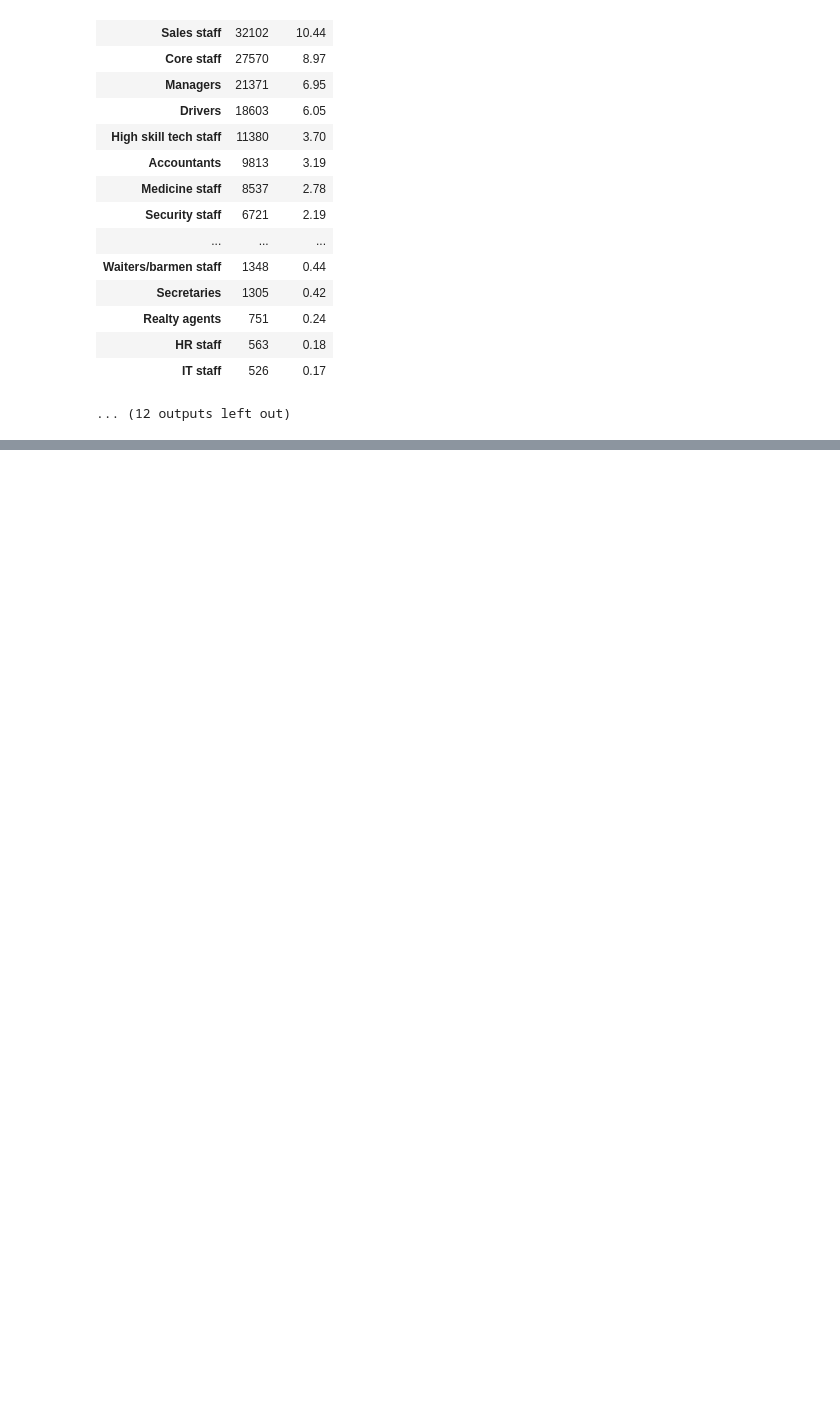
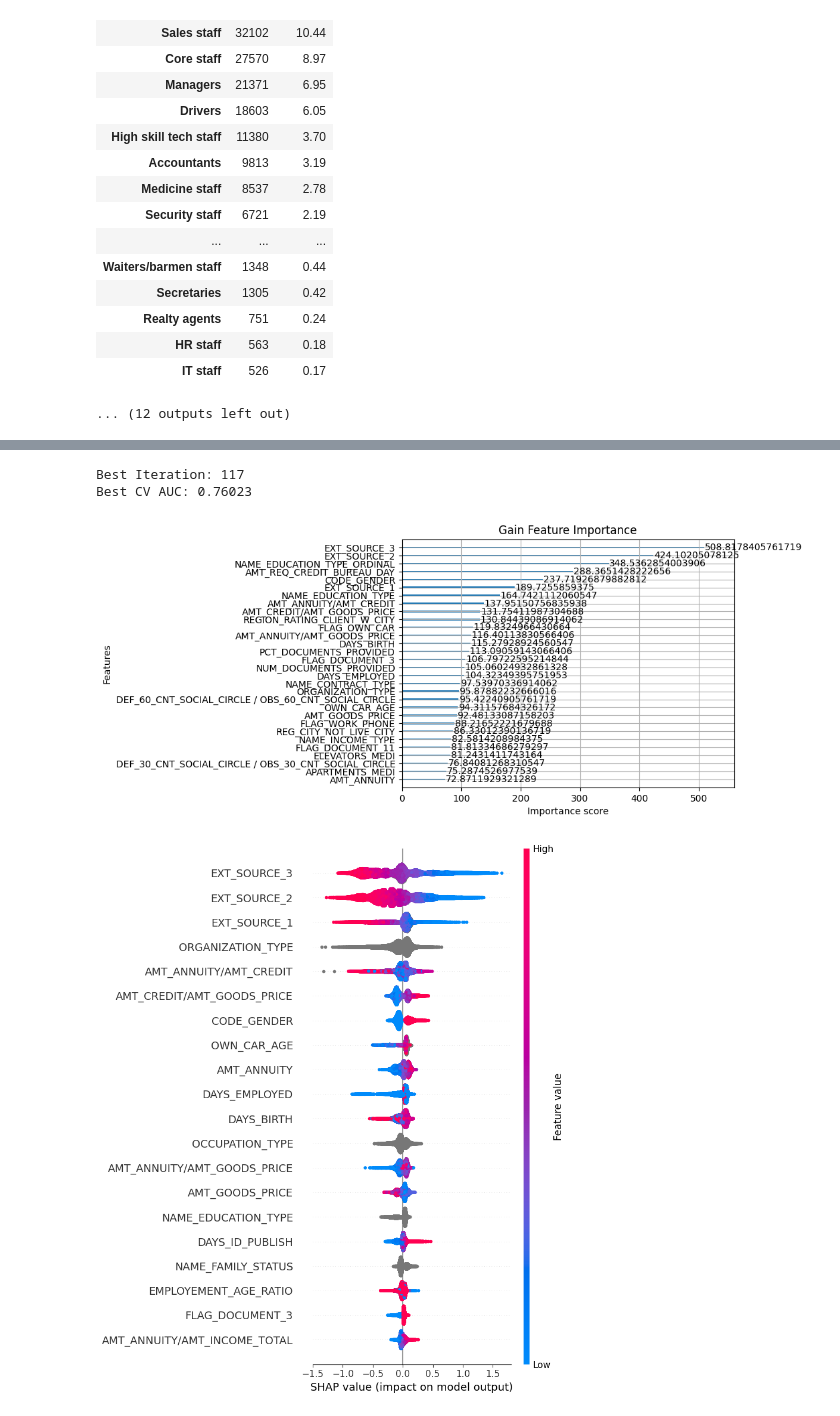
Before and after one commit to skydoldif/home-credit-default-risk, a Jupyter notebook: data_processing.ipynb, the cells around one changed output, grey strips where cells are left out. Saved outputs shown, nothing was run; the diff lists cells and outputs as text; code cells hidden in the pictures; blank space fills up the shorter version.

```diff
--- a/data_processing.ipynb
+++ b/data_processing.ipynb
@@ -220,3 +199,26 @@ Best AUC: 0.7679469060671864
+# %%
+importance, shap_values, model = model_training_and_evaluation(
+    params=params,
+    X_trainval=X_trainval,
+    y_trainval=y_trainval,
+    X_train=X_train,
+    y_train=y_train,
+    X_val=X_val,
+    y_val=y_val,
+    X_test=X_test,
+    submission_name="submission1",
+    seed=random_state,
+    nfold=5,
+    num_boost_round=1000,
+    early_stopping_rounds=10,
+    stratified=True,
+    metrics="auc",
+)
+# %% [output]
+Best Iteration: 117
+Best CV AUC: 0.76023
+[figure, added]
+[figure, added]
 # %%
 #get_ordered_importance(importance)
 shap_importance = get_ordered_shap_importance(X_val, shap_values)
```
Also changed, not shown: parts of 10 cells of this notebook, 1 other file.
